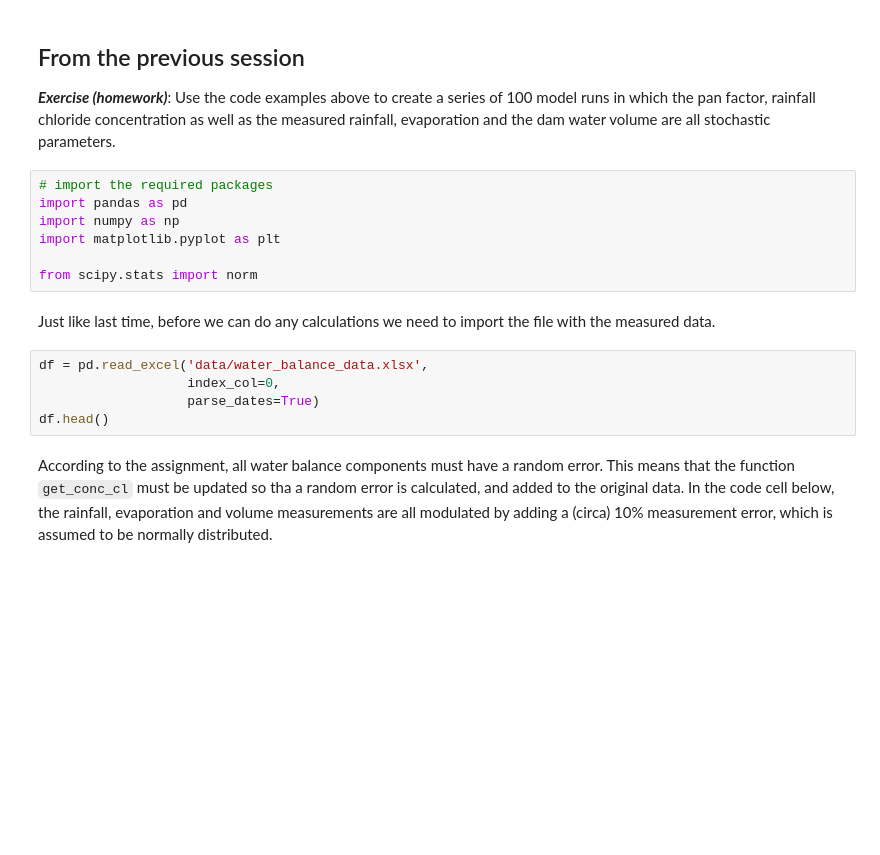
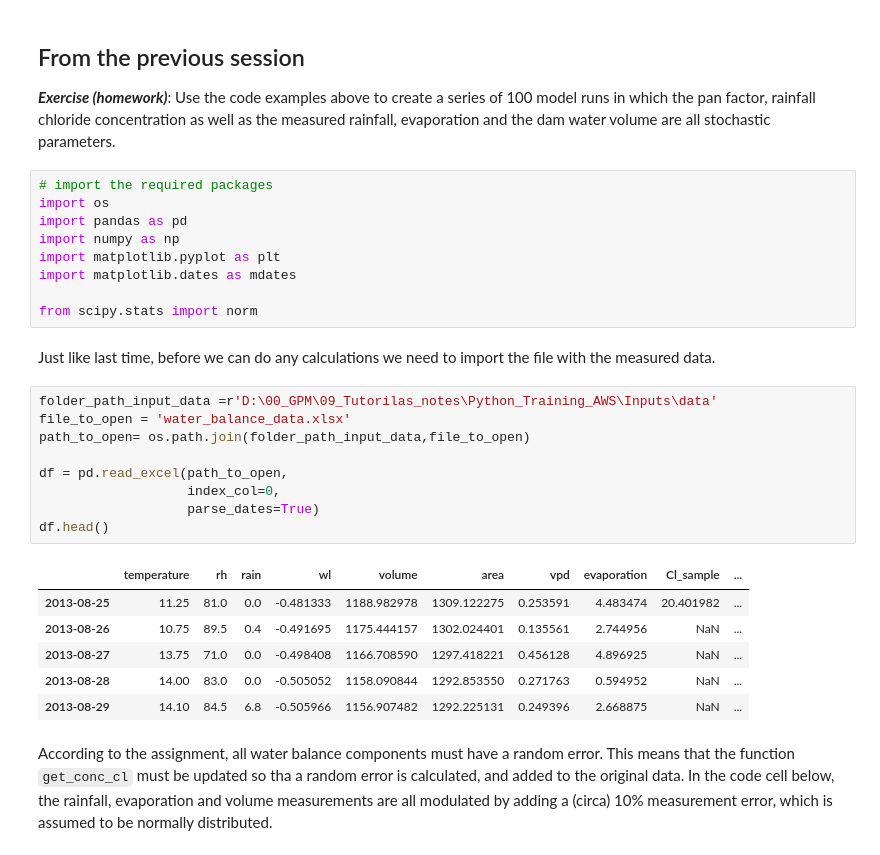
Before and after one commit to vincentpost/PythonMasterclass, a Jupyter notebook: session_07_plotting.ipynb, the cells around one changed output. Drawn from its saved outputs; the diff is of its cells as text; blank space fills up the shorter version.

```diff
--- a/session_07_plotting.ipynb
+++ b/session_07_plotting.ipynb
@@ -4,18 +4,31 @@
 ***Exercise (homework)***: Use the code examples above to create a series of 100 model runs in which the pan factor, rainfall chloride concentration as well as the measured rainfall, evaporation and the dam water volume are all stochastic parameters.
 # %%
 # import the required packages
+import os
 import pandas as pd
 import numpy as np
 import matplotlib.pyplot as plt
+import matplotlib.dates as mdates
 
 from scipy.stats import norm
 # %% [markdown]
 Just like last time, before we can do any calculations we need to import the file with the measured data.
-# %%
-df = pd.read_excel('data/water_balance_data.xlsx',
-                   index_col=0,
-                   parse_dates=True)
-df.head()
+# %%
+folder_path_input_data =r'D:\00_GPM\09_Tutorilas_notes\Python_Training_AWS\Inputs\data'
+file_to_open = 'water_balance_data.xlsx'
+path_to_open= os.path.join(folder_path_input_data,file_to_open)
+
+df = pd.read_excel(path_to_open,
+                   index_col=0,
+                   parse_dates=True)
+df.head()
+# %% [output]
+|  | temperature | rh | rain | wl | volume | area | vpd | evaporation | Cl_sample | ... |
+| 2013-08-25 | 11.25 | 81.0 | 0.0 | -0.481333 | 1188.982978 | 1309.122275 | 0.253591 | 4.483474 | 20.401982 | ... |
+| 2013-08-26 | 10.75 | 89.5 | 0.4 | -0.491695 | 1175.444157 | 1302.024401 | 0.135561 | 2.744956 | NaN | ... |
+| 2013-08-27 | 13.75 | 71.0 | 0.0 | -0.498408 | 1166.708590 | 1297.418221 | 0.456128 | 4.896925 | NaN | ... |
+| 2013-08-28 | 14.00 | 83.0 | 0.0 | -0.505052 | 1158.090844 | 1292.853550 | 0.271763 | 0.594952 | NaN | ... |
+| 2013-08-29 | 14.10 | 84.5 | 6.8 | -0.505966 | 1156.907482 | 1292.225131 | 0.249396 | 2.668875 | NaN | ... |
 # %% [markdown]
 According to the assignment, all water balance components must have a random error. This means that the function `get_conc_cl` must be updated so tha a random error is calculated, and added to the original data. In the code cell below, the rainfall, evaporation and volume measurements are all modulated by adding a (circa) 10% measurement error, which is assumed to be normally distributed.
 # %%
```
Also changed, not shown: parts of 3 cells of this notebook, 1 other file.
